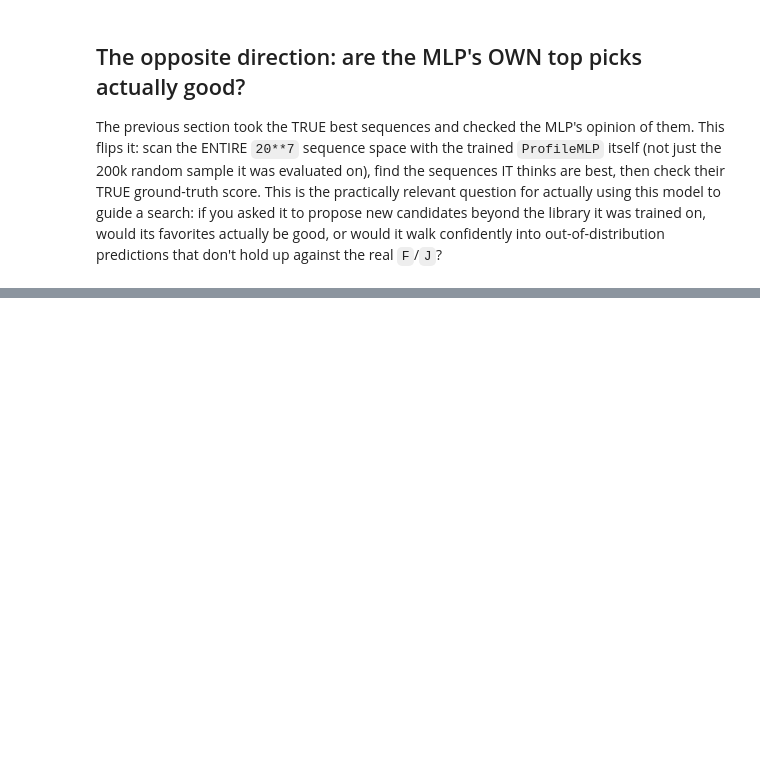
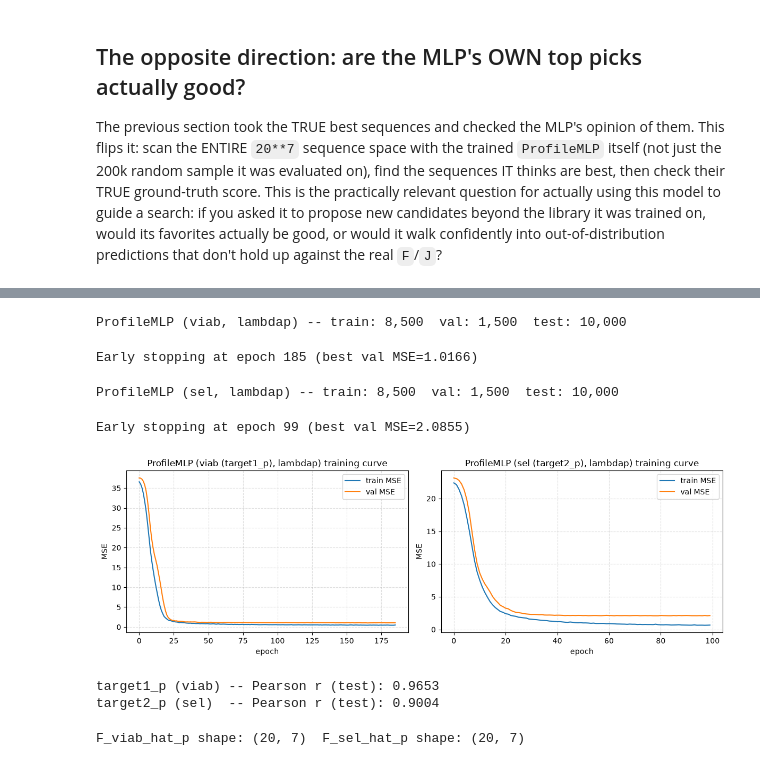
Before and after one commit to merlin-cc/Directed-Evolution-loop, a Jupyter notebook: Modelization_V1/notebooks/selectivity_weight_regimes/MLP_for_anticorrelated_weights.ipynb, the cells around one changed output, grey strips where cells are left out. Drawn from its saved outputs; the diff is of its cells as text; code cells hidden in the pictures; blank space fills up the shorter version.

```diff
--- a/Modelization_V1/notebooks/selectivity_weight_regimes/MLP_for_anticorrelated_weights.ipynb
+++ b/Modelization_V1/notebooks/selectivity_weight_regimes/MLP_for_anticorrelated_weights.ipynb
@@ -1027,0 +1183,47 @@ MLP's top-50 predicted-best selectivity variants -- median TRUE-score percentile
+# %%
+y_viab_all_p = dataset_anti_p["target1"].to_numpy()
+y_viab_train_p, y_viab_test_p = y_viab_all_p[idx_train], y_viab_all_p[idx_test]
+Xtr_viab_p, ytr_viab_p, Xva_viab_p, yva_viab_p = split_train_val(X_train_full, y_viab_train_p, val_frac=0.15, seed=0)
+print(f"ProfileMLP (viab, lambdap) -- train: {len(Xtr_viab_p):,}  val: {len(Xva_viab_p):,}  test: {len(X_test):,}")
+
+model_viab_p, hist_viab_p = train_profile_mlp(Xtr_viab_p, ytr_viab_p, Xva_viab_p, yva_viab_p, seed=0)
+# %% [output]
+ProfileMLP (viab, lambdap) -- train: 8,500  val: 1,500  test: 10,000
+Early stopping at epoch 185 (best val MSE=1.0166)
+# %%
+y_sel_all_p = dataset_anti_p["target2"].to_numpy()
+y_sel_train_p, y_sel_test_p = y_sel_all_p[idx_train], y_sel_all_p[idx_test]
+Xtr_sel_p, ytr_sel_p, Xva_sel_p, yva_sel_p = split_train_val(X_train_full, y_sel_train_p, val_frac=0.15, seed=1)
+print(f"ProfileMLP (sel, lambdap) -- train: {len(Xtr_sel_p):,}  val: {len(Xva_sel_p):,}  test: {len(X_test):,}")
+
+model_sel_p, hist_sel_p = train_profile_mlp(Xtr_sel_p, ytr_sel_p, Xva_sel_p, yva_sel_p, seed=1)
+# %% [output]
+ProfileMLP (sel, lambdap) -- train: 8,500  val: 1,500  test: 10,000
+Early stopping at epoch 99 (best val MSE=2.0855)
+# %%
+fig, axes = plt.subplots(1, 2, figsize=(12, 4))
+for ax, hist, name in [(axes[0], hist_viab_p, "viab (target1_p)"), (axes[1], hist_sel_p, "sel (target2_p)")]:
+    ax.plot(hist["train_loss"], label="train MSE")
+    ax.plot(hist["val_loss"],   label="val MSE")
+    ax.set_xlabel("epoch"); ax.set_ylabel("MSE")
+    ax.set_title(f"ProfileMLP ({name}, lambdap) training curve")
+    ax.legend(); ax.grid(True, linestyle="--", alpha=0.4)
+fig.tight_layout()
+plt.show()
+
+pred_viab_test_p = np.asarray(predict_scores(model_viab_p, jnp.asarray(X_test)))
+pred_sel_test_p  = np.asarray(predict_scores(model_sel_p,  jnp.asarray(X_test)))
+
+print(f"target1_p (viab) -- Pearson r (test): {pearson(y_viab_test_p, pred_viab_test_p):.4f}")
+print(f"target2_p (sel)  -- Pearson r (test): {pearson(y_sel_test_p,  pred_sel_test_p):.4f}")
+# %% [output]
+[figure, added]
+target1_p (viab) -- Pearson r (test): 0.9653
+target2_p (sel)  -- Pearson r (test): 0.9004
+# %%
+F_viab_hat_p = extract_effective_F(model_viab_p, backgrounds)
+F_sel_hat_p  = extract_effective_F(model_sel_p,  backgrounds)
+
+print(f"F_viab_hat_p shape: {F_viab_hat_p.shape}  F_sel_hat_p shape: {F_sel_hat_p.shape}")
+# %% [output]
+F_viab_hat_p shape: (20, 7)  F_sel_hat_p shape: (20, 7)
```
Also changed, not shown: parts of 29 cells of this notebook, 4 other files.
